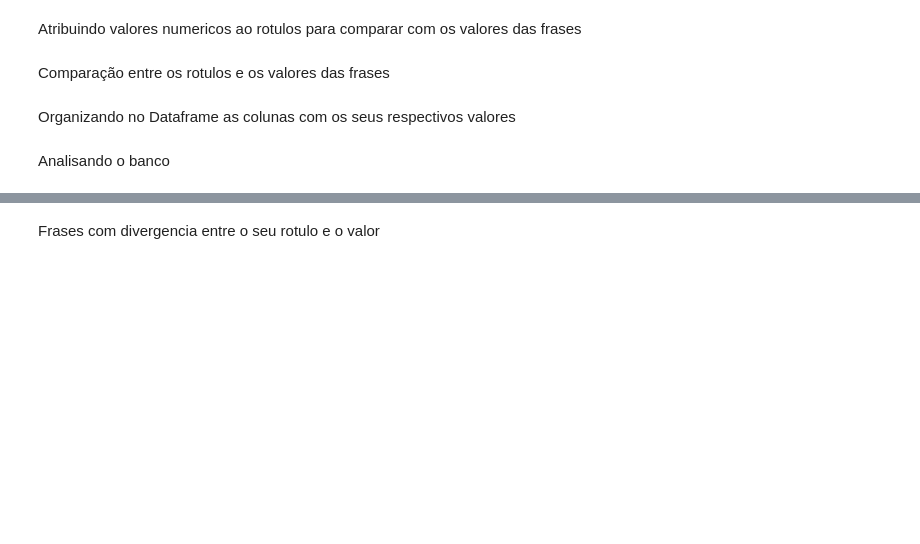
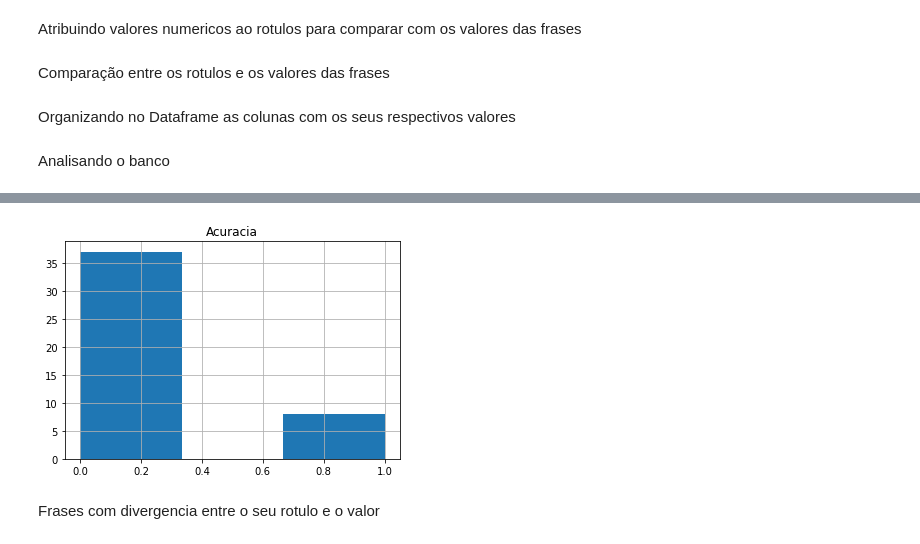
Before and after one commit to DaisonSilas/TCC, a Jupyter notebook: sentilexPT - Final.ipynb, the cells around one changed output, grey strips where cells are left out. Saved outputs shown, nothing was run; the diff lists cells and outputs as text; code cells hidden in the pictures; blank space fills up the shorter version.

```diff
--- a/sentilexPT - Final.ipynb
+++ b/sentilexPT - Final.ipynb
@@ -136,4 +137,9 @@ errado     8
 Name: 0, dtype: int64
+# %%
+dados.hist(column='Acuracia', bins=3)
+plt.show()
+# %% [output]
+[figure, added]
 # %% [markdown]
 Frases com divergencia entre o seu rotulo e o valor
 # %%
```
Also changed, not shown: parts of 7 cells of this notebook.
